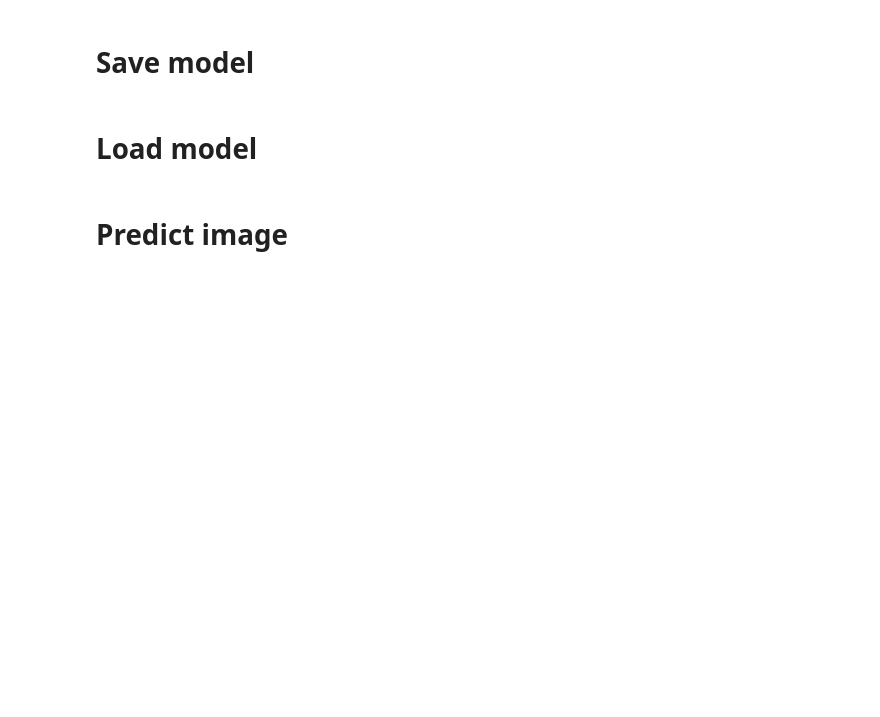
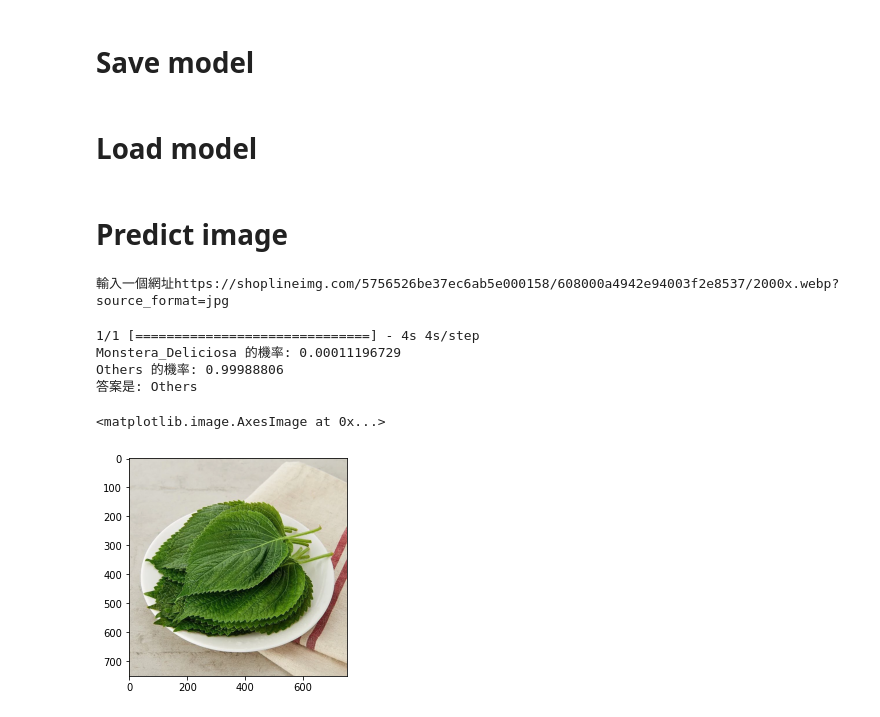
Before and after one commit to s83512266/Tibame_AI_111-2_group2_project, a Jupyter notebook: Transfer_learning.ipynb, the cells around one changed output. Drawn from its saved outputs; the diff is of its cells as text; code cells hidden in the pictures; blank space fills up the shorter version.

```diff
--- a/Transfer_learning.ipynb
+++ b/Transfer_learning.ipynb
@@ -342,18 +321,27 @@ for i in range(len(idx)):
 # %%
 import requests
 
 url = input("輸入一個網址")
 h = {
     "user-agent":"Mozilla/5.0 (Windows NT 10.0; Win64; x64) AppleWebKit/537.36 (KHTML, like Gecko) Chrome/105.0.0.0 Safari/537.36"
 }
 
 response = requests.get(url, stream=True, verify=False, headers=h)
 img = Image.open(response.raw)
 img_r = img.convert("RGB").resize((256, 256))
-img_r = np.array(img_r).reshape(1, 256, 256, 3) / 255.0
+img_r = np.array(img_r).reshape(1, 256, 256, 3)
+img_r = tf.keras.applications.efficientnet_v2.preprocess_input(img_r, data_format=None)
 proba = model.predict(img_r)[0]
 for t, p in zip(all_class, proba):
     print(t, "的機率:", p)
 ans = all_class[proba.argmax(axis=-1)]
 print("答案是:", ans)
 plt.imshow(img)
+# %% [output]
+輸入一個網址https://shoplineimg.com/5756526be37ec6ab5e000158/608000a4942e94003f2e8537/2000x.webp?source_format=jpg
+1/1 [==============================] - 4s 4s/step
+Monstera_Deliciosa 的機率: 0.00011196729
+Others 的機率: 0.99988806
+答案是: Others
+<matplotlib.image.AxesImage at 0x...>
+[figure, added]
```
Also changed, not shown: parts of 20 cells of this notebook.
